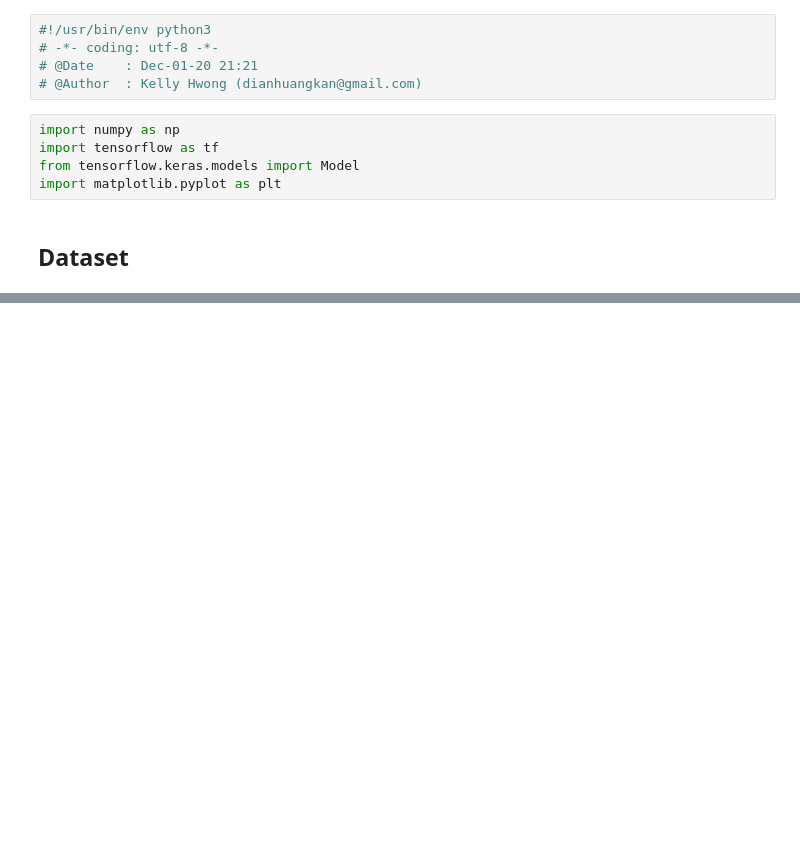
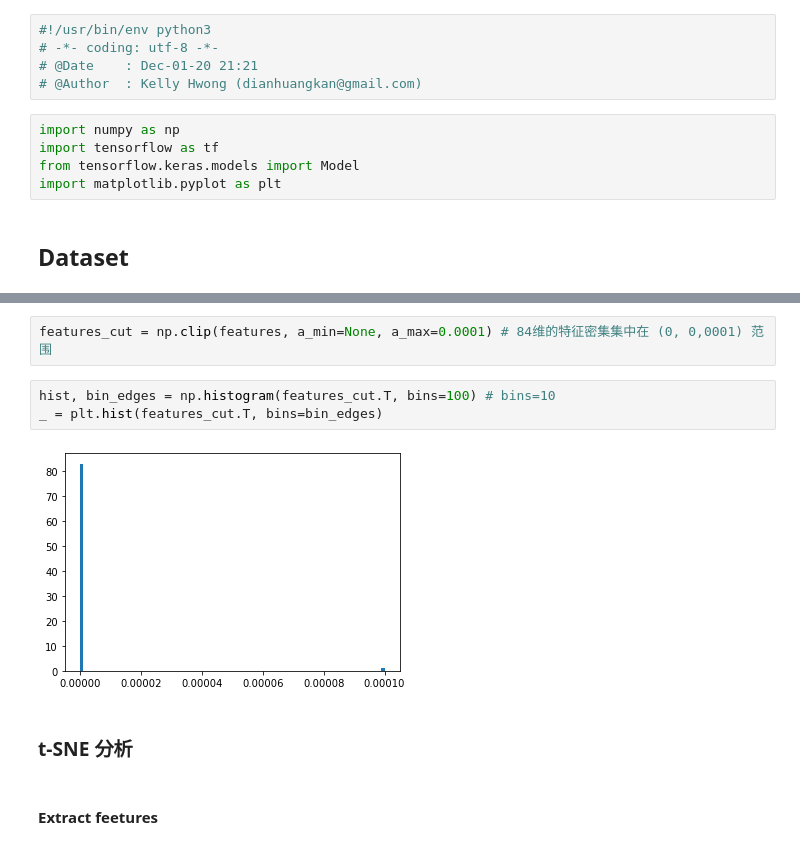
Before and after one commit to AI-Huang/CV_Playground, a Jupyter notebook: extractor.ipynb, the cells around one changed output, grey strips where cells are left out. Cells and saved outputs as stored; diff of their text form; blank space fills up the shorter version.

```diff
--- a/extractor.ipynb
+++ b/extractor.ipynb
@@ -23,0 +144,11 @@ input_shape = train_images.shape[1:]
+# %%
+features_cut = np.clip(features, a_min=None, a_max=0.0001) # 84维的特征密集集中在 (0, 0,0001) 范围
+# %%
+hist, bin_edges = np.histogram(features_cut.T, bins=100) # bins=10
+_ = plt.hist(features_cut.T, bins=bin_edges)
+# %% [output]
+[figure, added]
+# %% [markdown]
+### t-SNE 分析
+# %% [markdown]
+#### Extract feetures
```
Also changed, not shown: parts of 31 cells of this notebook, 43 other files.
